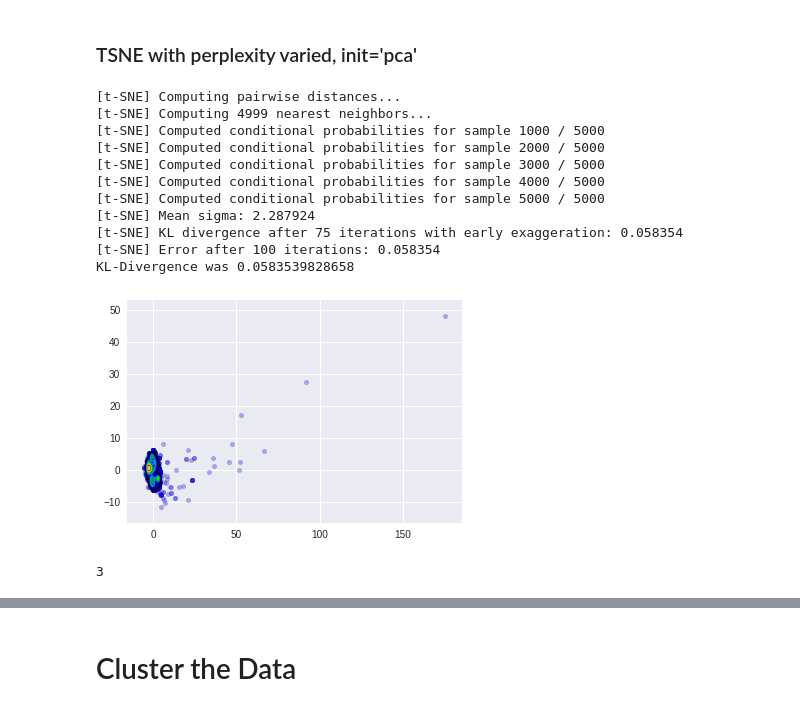
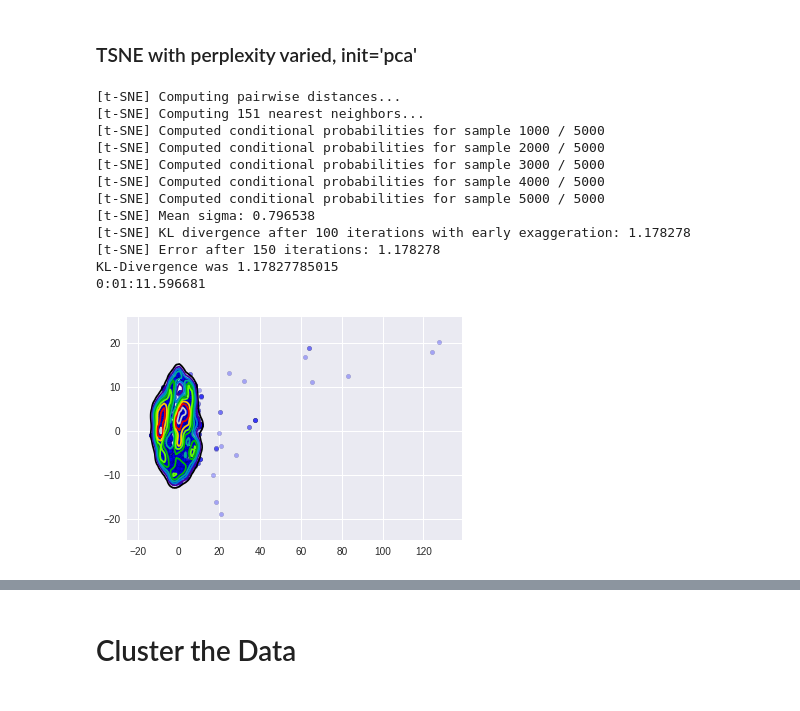
Before and after one commit to d-giles/KeplerML, a Jupyter notebook: Example_Workbook.ipynb, the cells around one changed output, grey strips where cells are left out. Cells and saved outputs as stored; diff of their text form; code cells hidden in the pictures.

```diff
--- a/Example_Workbook.ipynb
+++ b/Example_Workbook.ipynb
@@ -106,6 +105,10 @@ import seaborn as sns
 import os
 from multiprocessing import Pool
 %matplotlib inline
+
+from datetime import datetime
+
+time0 = datetime.now()
 
 def tsne_fit(X,filesSample,perplexity):
 
@@ -114,42 +117,40 @@ def tsne_fit(X,filesSample,perplexity):
     tsne = TSNE(n_components=2,perplexity=perplexity,init='pca',verbose=True)
     tsne_fit=tsne.fit_transform(X)
 
     # Goal is to minimize the KL-Divergence
     kl_div = tsne.kl_divergence_
 
     # Tying files to t-SNE data coordinates
     dataTSNE = [[filesSample[i[0]],i[1][0],i[1][1]] for i in enumerate(tsne_fit)]
 
     return kl_div,tsne_fit,dataTSNE
 
-perplexity =len(filesSample)/3
+perplexity =50
 tsne = tsne_fit(dataSample,filesSample,perplexity)
 
 print("KL-Divergence was %s"%tsne[0])
 
 tsne_min_kl = tsne[0]
 tsne_fit = tsne[1]
 x=tsne_fit[:,0]
 y=tsne_fit[:,1]
 dataTSNE = tsne[2]
-
+print(datetime.now()-time0)
+del time0
 with sns.axes_style("darkgrid"):
     sns.kdeplot(x, y,shade=False,cmap="nipy_spectral")
     plt.scatter(x, y,alpha=.3)
 # %% [output]
 [t-SNE] Computing pairwise distances...
-[t-SNE] Computing 4999 nearest neighbors...
+[t-SNE] Computing 151 nearest neighbors...
 [t-SNE] Computed conditional probabilities for sample 1000 / 5000
 [t-SNE] Computed conditional probabilities for sample 2000 / 5000
 [t-SNE] Computed conditional probabilities for sample 3000 / 5000
 [t-SNE] Computed conditional probabilities for sample 4000 / 5000
 [t-SNE] Computed conditional probabilities for sample 5000 / 5000
-[t-SNE] Mean sigma: 2.287924
-[t-SNE] KL divergence after 75 iterations with early exaggeration: 0.058354
-[t-SNE] Error after 100 iterations: 0.058354
-KL-Divergence was 0.0583539828658
+[t-SNE] Mean sigma: 0.796538
+[t-SNE] KL divergence after 100 iterations with early exaggeration: 1.178278
+[t-SNE] Error after 150 iterations: 1.178278
+KL-Divergence was 1.17827785015
+0:01:11.596681
-[figure, old version]
+[figure, new version]
-# %%
-print(len(dataTSNE[0][:]))
-# %% [output]
-3
```
Also changed, not shown: parts of 4 cells of this notebook, 3 other files.
